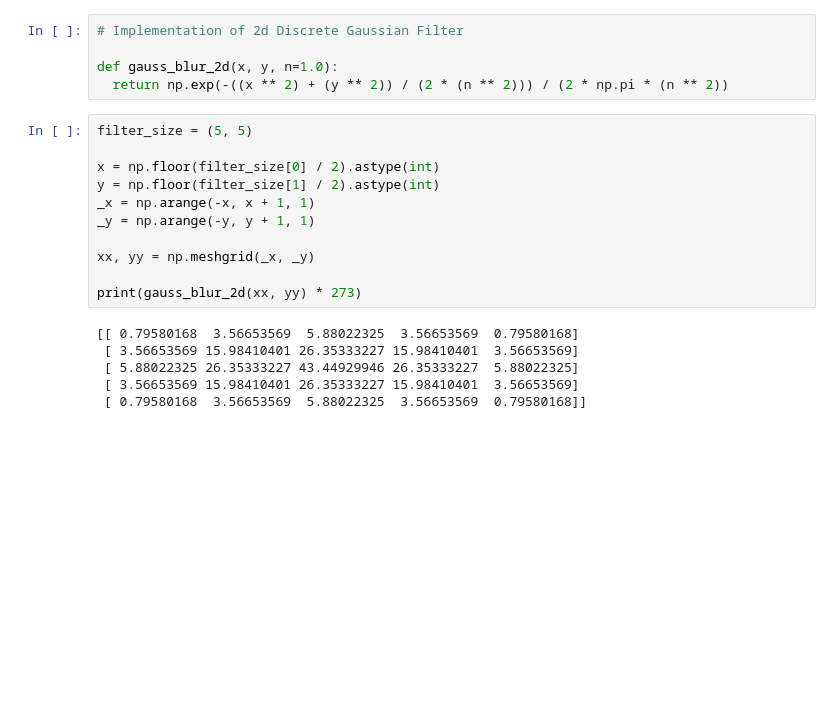
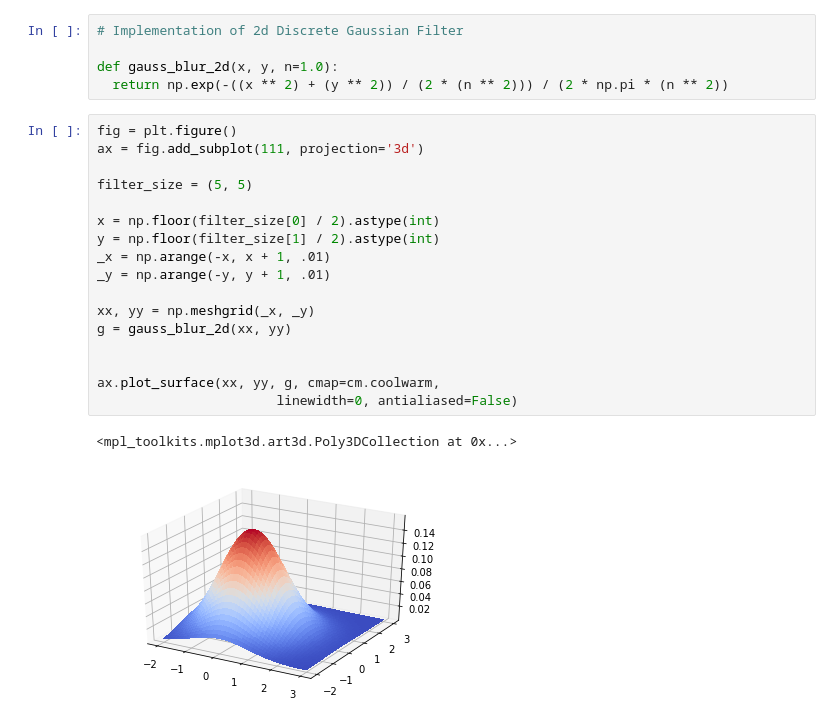
Before and after one commit to rjtshrm/Machion-Vision, a Jupyter notebook: Image_FIlters.ipynb, the cells around one changed output. Drawn from its saved outputs; the diff is of its cells as text; blank space fills up the shorter version.

```diff
--- a/Image_FIlters.ipynb
+++ b/Image_FIlters.ipynb
@@ -14,19 +34,22 @@ from matplotlib import pyplot as plt
 def gauss_blur_2d(x, y, n=1.0):
   return np.exp(-((x ** 2) + (y ** 2)) / (2 * (n ** 2))) / (2 * np.pi * (n ** 2))
 # %%
+fig = plt.figure()
+ax = fig.add_subplot(111, projection='3d')
+
 filter_size = (5, 5)
 
 x = np.floor(filter_size[0] / 2).astype(int)
 y = np.floor(filter_size[1] / 2).astype(int)
-_x = np.arange(-x, x + 1, 1)
-_y = np.arange(-y, y + 1, 1)
+_x = np.arange(-x, x + 1, .01)
+_y = np.arange(-y, y + 1, .01)
 
 xx, yy = np.meshgrid(_x, _y)
+g = gauss_blur_2d(xx, yy)
 
-print(gauss_blur_2d(xx, yy) * 273)
+
+ax.plot_surface(xx, yy, g, cmap=cm.coolwarm,
+                       linewidth=0, antialiased=False)
 # %% [output]
-[[ 0.79580168  3.56653569  5.88022325  3.56653569  0.79580168]
- [ 3.56653569 15.98410401 26.35333227 15.98410401  3.56653569]
- [ 5.88022325 26.35333227 43.44929946 26.35333227  5.88022325]
- [ 3.56653569 15.98410401 26.35333227 15.98410401  3.56653569]
- [ 0.79580168  3.56653569  5.88022325  3.56653569  0.79580168]]
+<mpl_toolkits.mplot3d.art3d.Poly3DCollection at 0x...>
+[figure, added]
```
Also changed, not shown: parts of 8 cells of this notebook.
